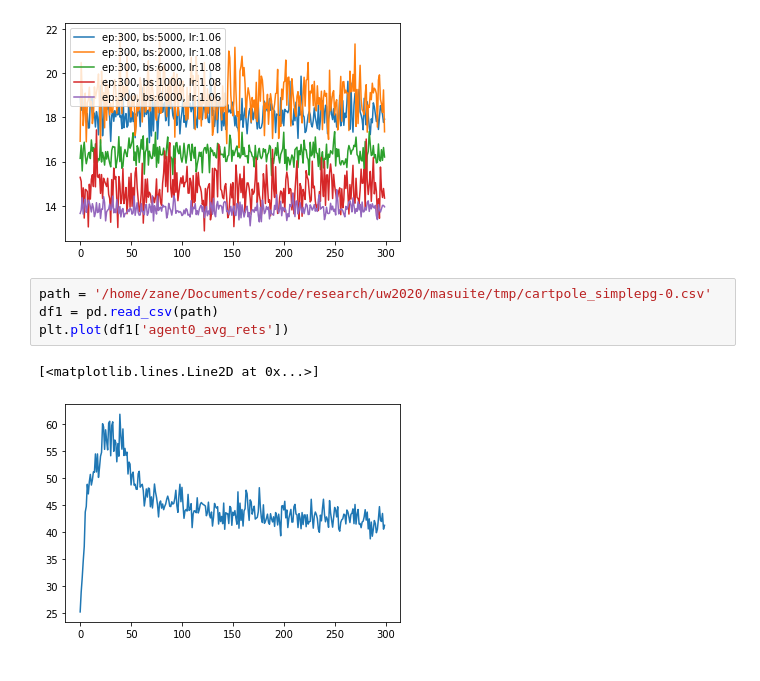
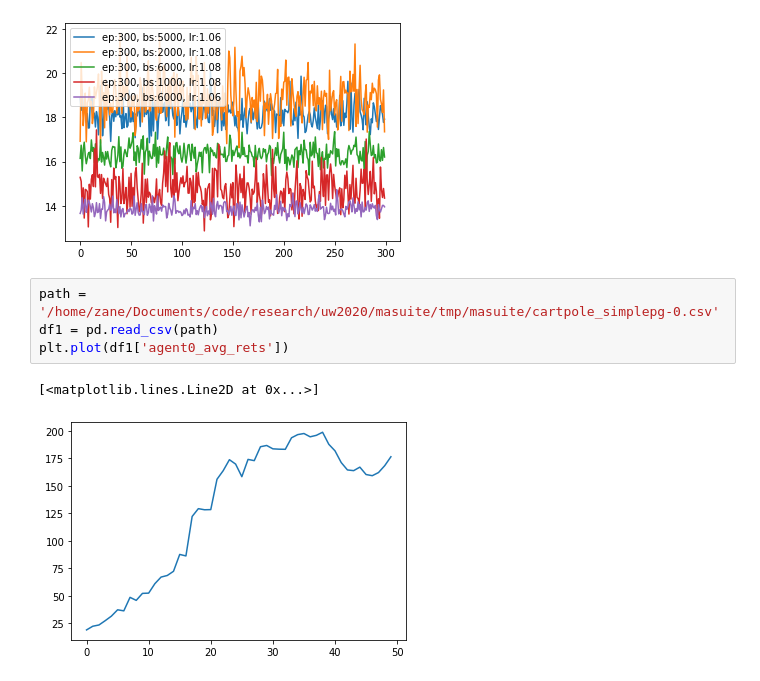
Before and after one commit to bchasnov/masuite, a Jupyter notebook: notebooks/plotting_tests.ipynb, the cells around one changed output. Saved outputs shown, nothing was run; the diff lists cells and outputs as text.

Commit message:
begin clean up after confirming simple pg is functional

```diff
--- a/notebooks/plotting_tests.ipynb
+++ b/notebooks/plotting_tests.ipynb
@@ -68,9 +68,9 @@ cartpole_simplepg-0_epochs300_batch_size6000_lr1e-06_.csv
 <matplotlib.legend.Legend at 0x...>
 [figure]
 # %%
-path = '/home/zane/Documents/code/research/uw2020/masuite/tmp/cartpole_simplepg-0.csv'
+path = '/home/zane/Documents/code/research/uw2020/masuite/tmp/masuite/cartpole_simplepg-0.csv'
 df1 = pd.read_csv(path)
 plt.plot(df1['agent0_avg_rets'])
 # %% [output]
 [<matplotlib.lines.Line2D at 0x...>]
-[figure, old version]
+[figure, new version]
```
Also changed, not shown: 12 other files.
